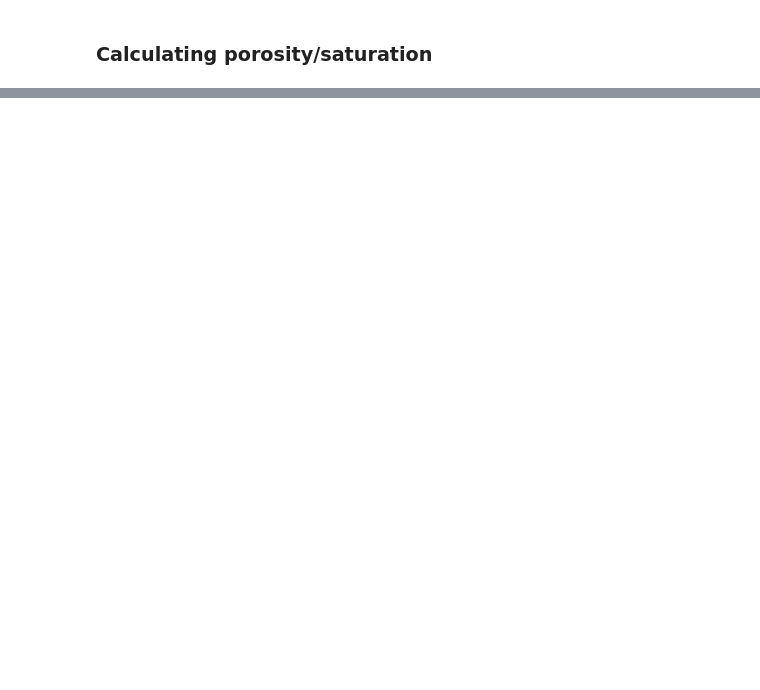
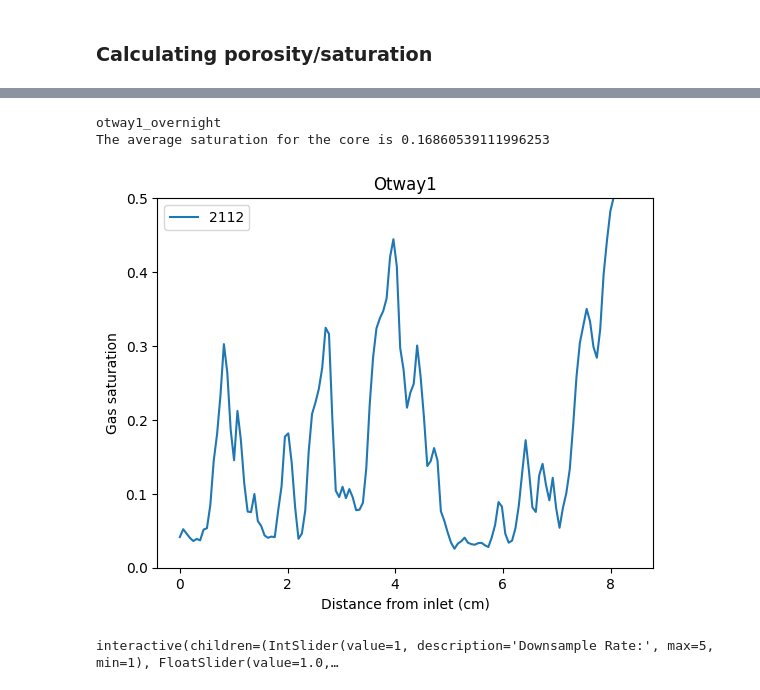
Before and after one commit to cspurin/medical_ct_processing, a Jupyter notebook: medical_CT_processing.ipynb, the cells around one changed output, grey strips where cells are left out. Drawn from its saved outputs; the diff is of its cells as text; code cells hidden in the pictures; blank space fills up the shorter version.

```diff
--- a/medical_CT_processing.ipynb
+++ b/medical_CT_processing.ipynb
@@ -343,0 +533,24 @@ interactive(children=(IntSlider(value=1, description='Downsample Rate:', max=5,
+# %%
+for i in [2112]:#, 2112, 2816, 3520, 4224]:
+    processed_images, ct_numbers = load_process_scan(path_to_files, "otway1_overnight", i, cx_list, cy_list, cr=input_parameters['cr'])
+    saturation_voxels, core_averaged_sat, slice_averaged_sat = calculate_saturation(processed_images,
+                                                                                    processed_images_comp,
+                                                                                    porosity_voxels,
+                                                                                    slice_averaged_porosity,
+                                                                                    CT_water=input_parameters['CT_water'],
+                                                                                    CT_air=input_parameters['CT_air'],
+                                                                                    coarse=input_parameters['coarse'],
+                                                                                    rockin=input_parameters['rockin'],
+                                                                                    rockout=input_parameters['rockout'])
+    plot_slice_averaged_profiles(slice_averaged_sat, i, exp)
+    processed_images_list.append(processed_images)
+    saturation_voxels_list.append(saturation_voxels)
+    slice_averaged_sat_list.append(slice_averaged_sat)
+
+voxel_map_3D(saturation_voxels, 'L2H_postdrain_Bandera', 0,  0.5)
+plt.show()
+# %% [output]
+otway1_overnight
+The average saturation for the core is 0.16860539111996253
+[figure, added]
+interactive(children=(IntSlider(value=1, description='Downsample Rate:', max=5, min=1), FloatSlider(value=1.0,…
```
Also changed, not shown: parts of 28 cells of this notebook, 1 other file.
